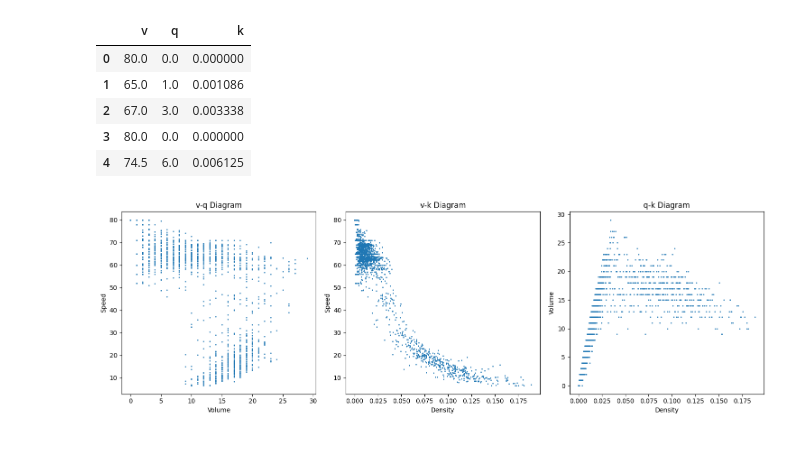
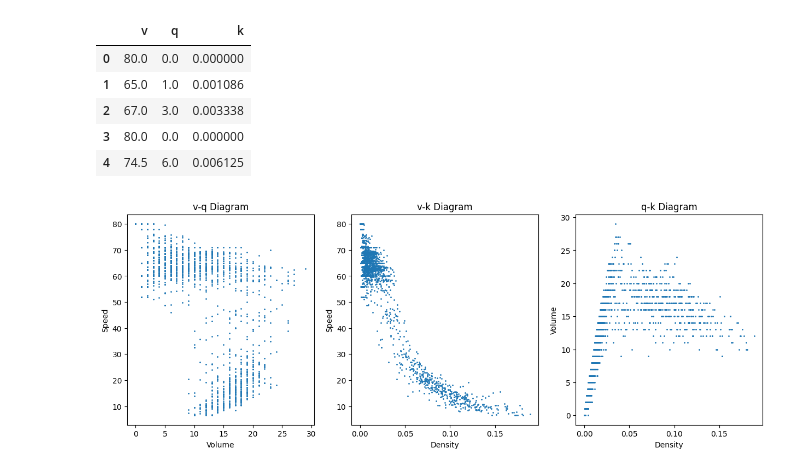
Before and after one commit to jingxuehan0707/ce593, a Jupyter notebook: project_task_03.ipynb, the cells around one changed output. Cells and saved outputs as stored; diff of their text form; code cells hidden in the pictures.

```diff
--- a/project_task_03.ipynb
+++ b/project_task_03.ipynb
@@ -86,6 +88,6 @@ random_station = '410547'
 # %%
 # Get the speed, volume, and density of the random station
-random_station_speed = speed_contour_jammed[random_station]
+random_station_speed = speed_contour[random_station]
 random_station_volume = volume_contour[random_station]
 random_station_density = density_contour[random_station]
 # %%
@@ -100,27 +102,26 @@ random_station_df.head()
 | 3 | 80.0 | 0.0 | 0.000000 |
 | 4 | 74.5 | 6.0 | 0.006125 |
 # %%
-# Plot v-q, v-k, and q-k diagrams, add tile for all plots
+# Plot v-q, v-k, and q-k diagrams for one station
 plt.figure(figsize=(15, 5))
 plt.subplot(131)
 plt.scatter(random_station_df['q'], random_station_df['v'], s=1)
 plt.xlabel('Volume')
 plt.ylabel('Speed')
 plt.title('v-q Diagram')
 
 plt.subplot(132)
 plt.scatter(random_station_df['k'], random_station_df['v'], s=1)
 plt.xlabel('Density')
 plt.ylabel('Speed')
 plt.title('v-k Diagram')
 
 plt.subplot(133)
 plt.scatter(random_station_df['k'], random_station_df['q'], s=1)
 plt.xlabel('Density')
 plt.ylabel('Volume')
 plt.title('q-k Diagram')
 
-plt.tight_layout()
 plt.show()
 # %% [output]
-[figure, old version]
+[figure, new version]
```
Also changed, not shown: parts of 5 cells of this notebook.
